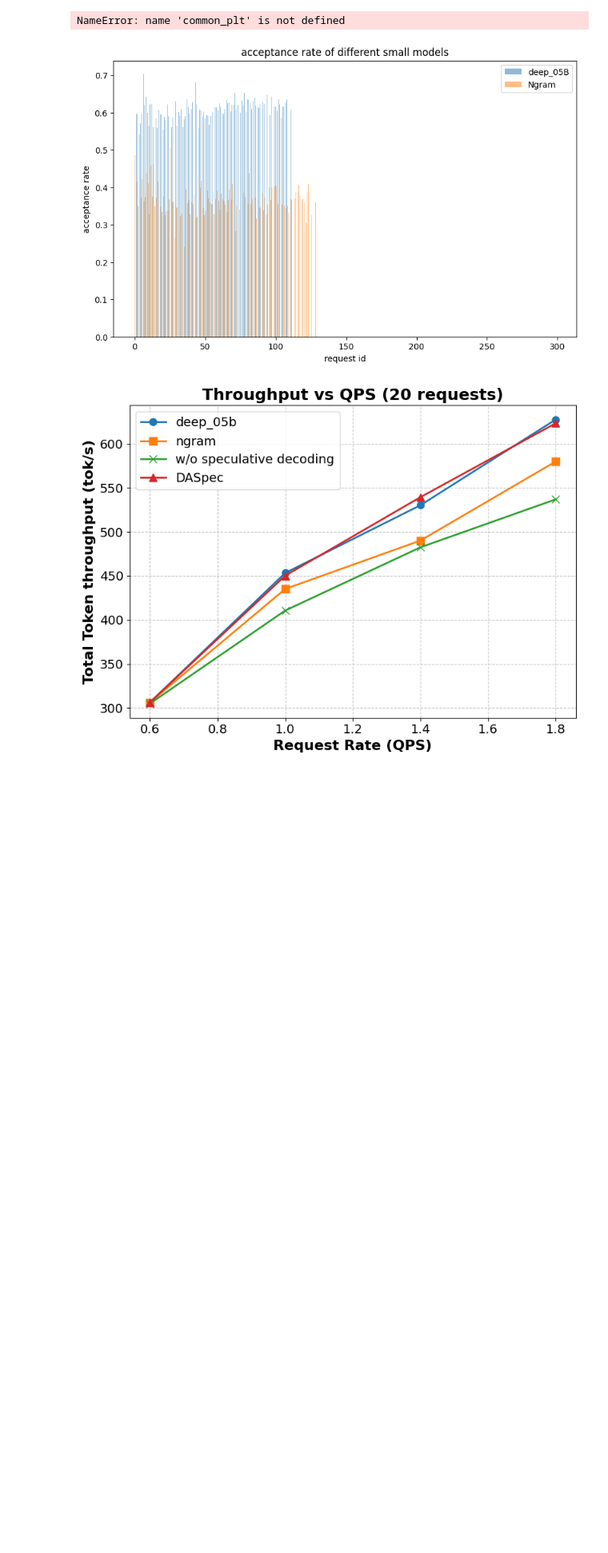
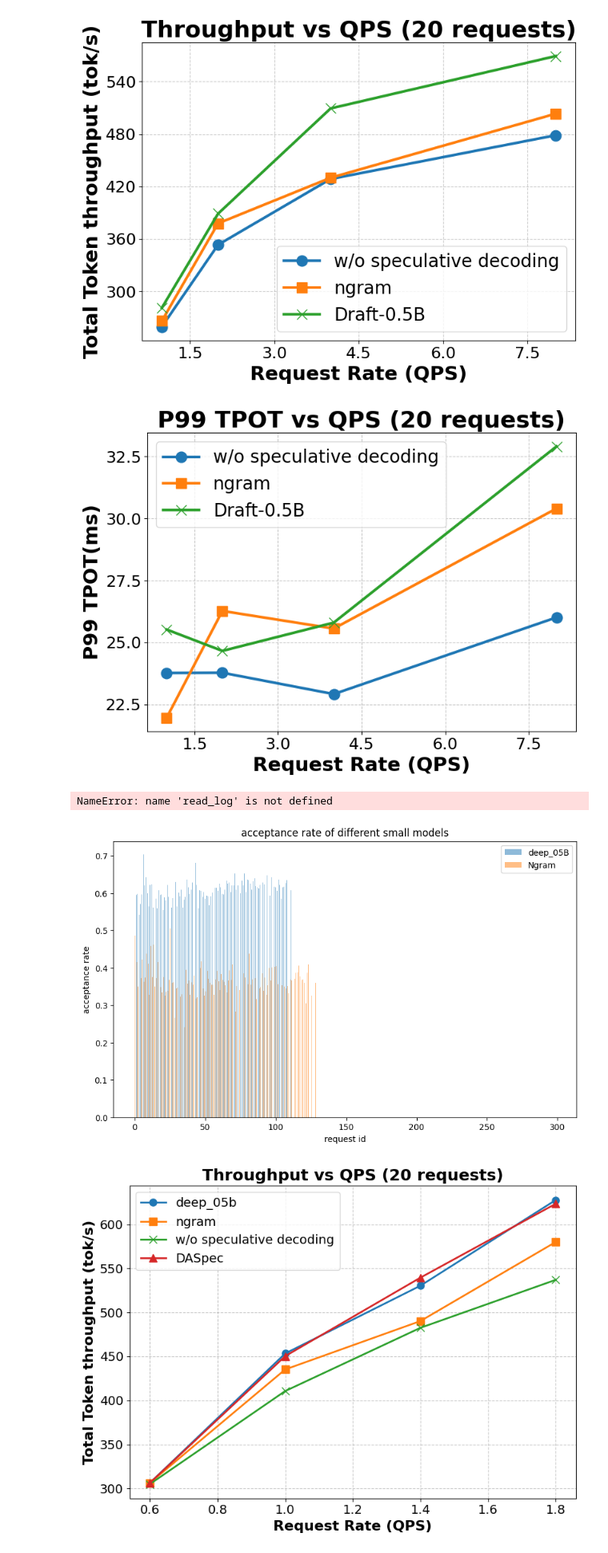
Before and after one commit to lihuahua123/vllm_speculative, a Jupyter notebook: exps/Untitled.ipynb, the cells around one changed output. Shown at 80% size. Saved outputs shown, nothing was run; the diff lists cells and outputs as text; code cells hidden in the pictures; blank space fills up the shorter version.

```diff
--- a/exps/Untitled.ipynb
+++ b/exps/Untitled.ipynb
@@ -391,17 +447,20 @@ common_plt(plt,[5,10,15,20],datas,names,ylabel='SLO attainment rate(%)',title="S
 # %%
 deep05b_throughput=[281.11,388.90,509.31,569.17]
 ngram_throughput=[266.15,377.80,429.99,503.26]
 nomal_throughput=[259.53,353.32,428.58,478.60]
 ngram_tpot=[21.97,26.27,25.56,30.40]
 deep_tpot=[25.52,24.66,25.80,32.90]
 nomal_tpot=[23.77,23.78,22.92,26.01]
 datas = [nomal_throughput,ngram_throughput,deep05b_throughput]
-names = ['w/o speculative decoding','ngram','deep_05b']
-common_plt(plt,[1,2,4,8],datas,names,title="Throughput vs QPS (20 requests)")
+names = ['w/o speculative decoding','ngram','Draft-0.5B']
+common_plt(plt,[1,2,4,8],datas,names,title="Throughput vs QPS (20 requests)",save_path='./figs/throughput_qps_20.pdf')
 
 datas = [nomal_tpot,ngram_tpot,deep_tpot]
-names = ['w/o speculative decoding','ngram','deep_05b']
+names = ['w/o speculative decoding','ngram','Draft-0.5B']
 common_plt(plt,[1,2,4,8],datas,names,ylabel='P99 TPOT(ms)',title="P99 TPOT vs QPS (20 requests)")
+# %% [output]
+[figure, added]
+[figure, added]
 # %%
 # 10 个请求
 qps=[0.1,0.3,0.6,1] # 0.1 看不出差距，从0.6开始有差距
@@ -425,6 +484,7 @@ qps=[1,2,4,8]
 org_throughput,org_e2e = read_log('../logs3/deepseek_qps_org_10_new.log')
 ngram_throughput,ngram_e2e = read_log('../logs3/deepseek_qps_ngram_10_new.log')
 deep_throughput,deep_e2e = read_log('../logs3/deepseek_qps_deep_10_new.log')
+print(org_throughput,deep_throughput)
 datas = [org_throughput,ngram_throughput,deep_throughput]
 names = ['w/o speculative decoding','ngram','deep_05b']
 common_plt(plt,qps,datas,names,title="Throughput vs QPS (20 requests)")
@@ -432,7 +492,7 @@ datas = [org_e2e,ngram_e2e,deep_e2e]
 names = ['w/o speculative decoding','ngram','deep_05b']
 common_plt(plt,qps,datas,names,ylabel='Mean E2EL (ms)',title="Mean E2EL vs QPS (20 requests)")
 # %% [output]
-NameError: name 'common_plt' is not defined
+NameError: name 'read_log' is not defined
 # %%
 import json
 
```
Also changed, not shown: parts of 8 cells of this notebook, 21 other files.
